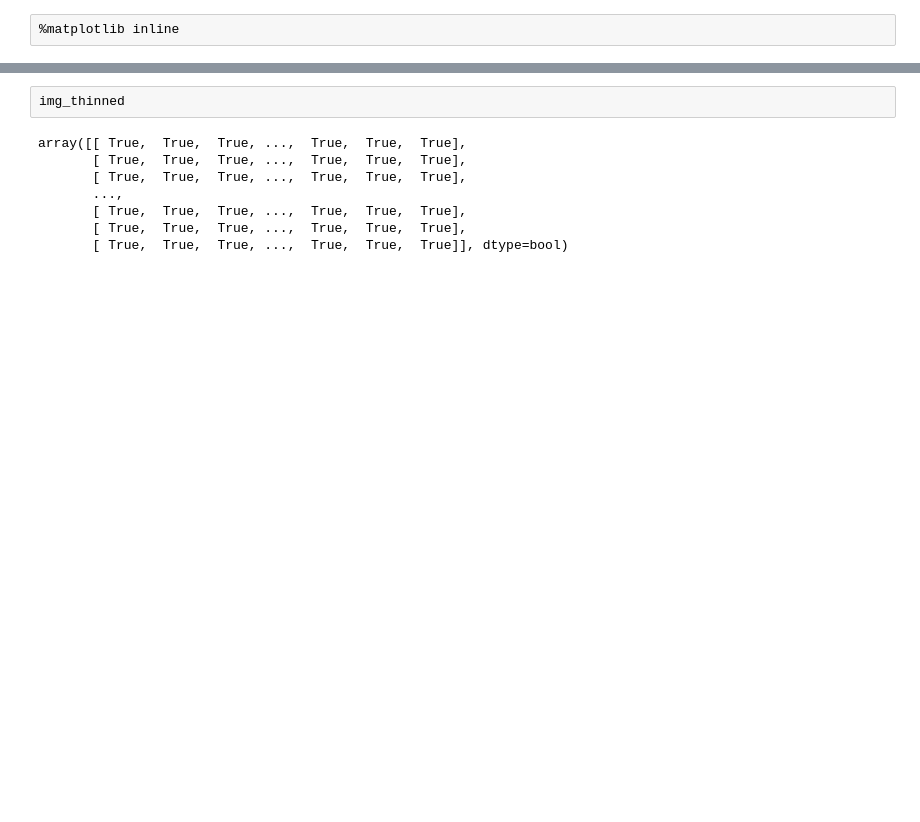
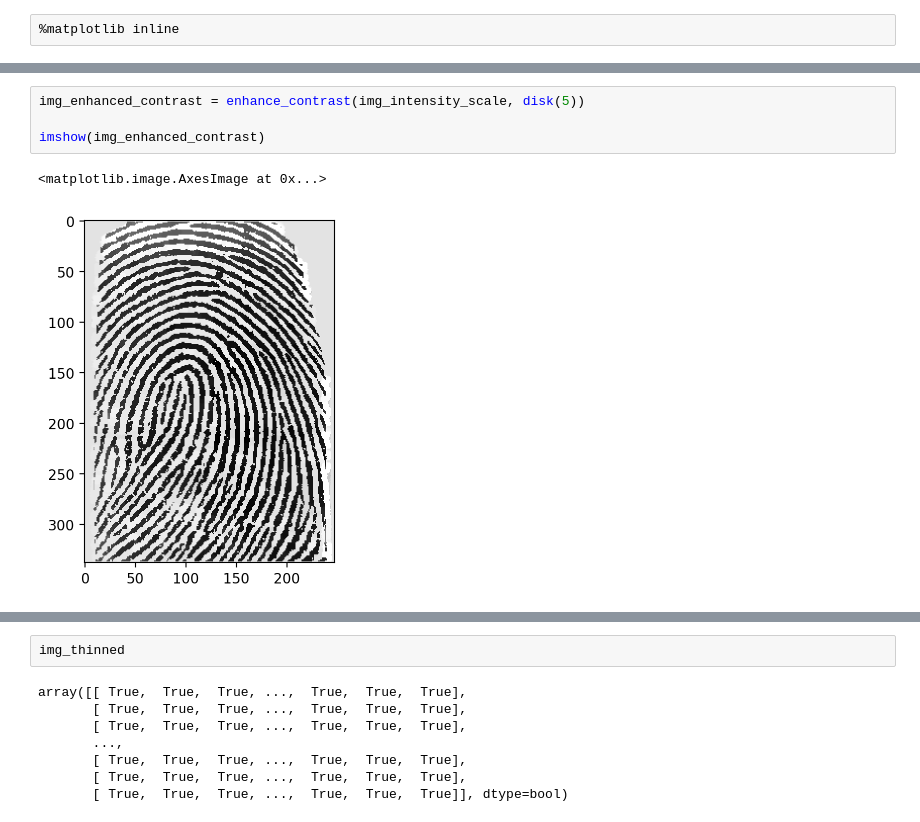
Before and after one commit to Antoninj/biometrics-project, a Jupyter notebook: sandbox.ipynb, the cells around one changed output, grey strips where cells are left out. Cells and saved outputs as stored; diff of their text form; blank space fills up the shorter version.

```diff
--- a/sandbox.ipynb
+++ b/sandbox.ipynb
@@ -38 +39,8 @@ imshow(img_intensity_scale)
+# %%
+img_enhanced_contrast = enhance_contrast(img_intensity_scale, disk(5))
+
+imshow(img_enhanced_contrast)
+# %% [output]
+<matplotlib.image.AxesImage at 0x...>
+[figure, added]
 # %%
```
Also changed, not shown: parts of 24 cells of this notebook, 18 other files.
